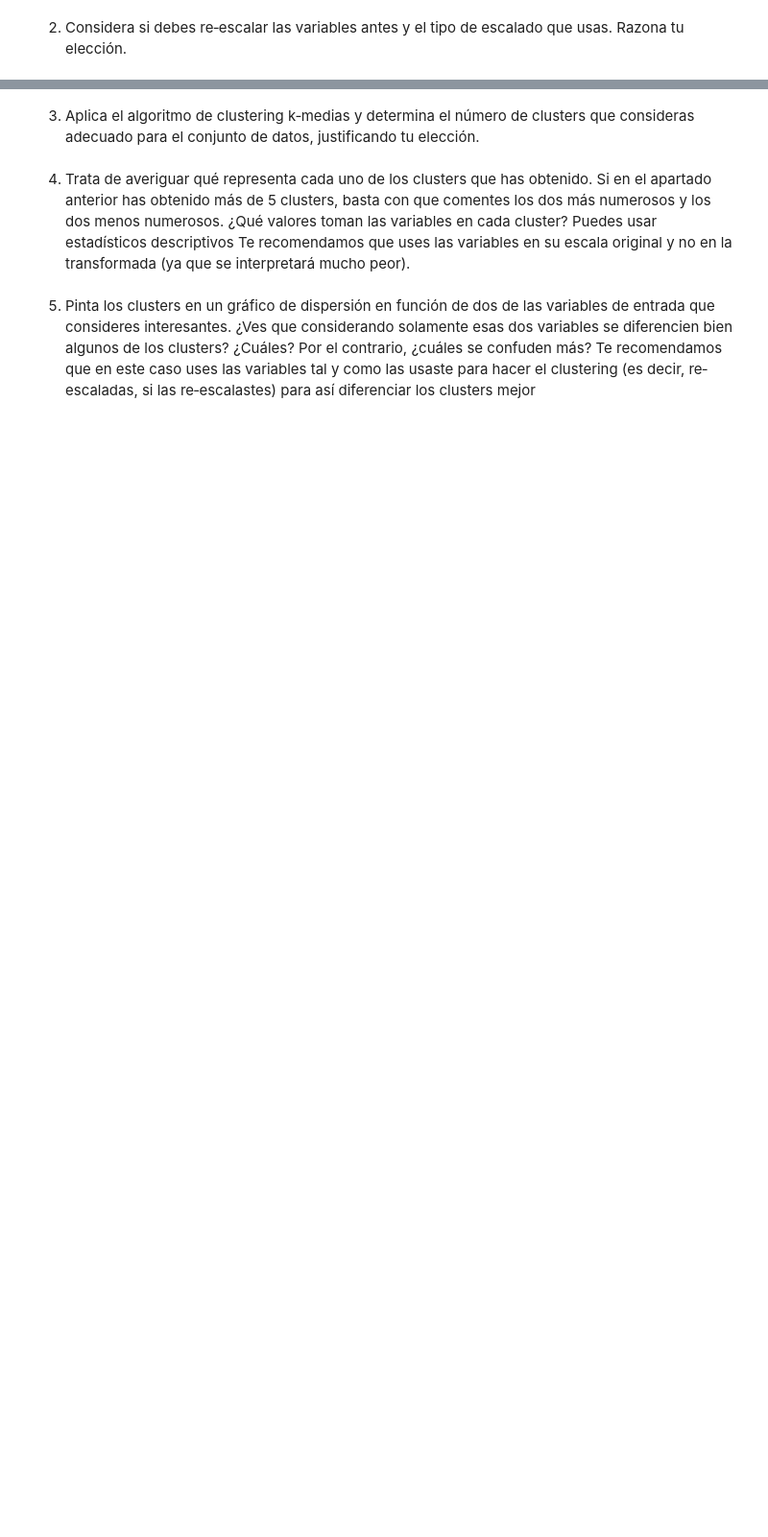
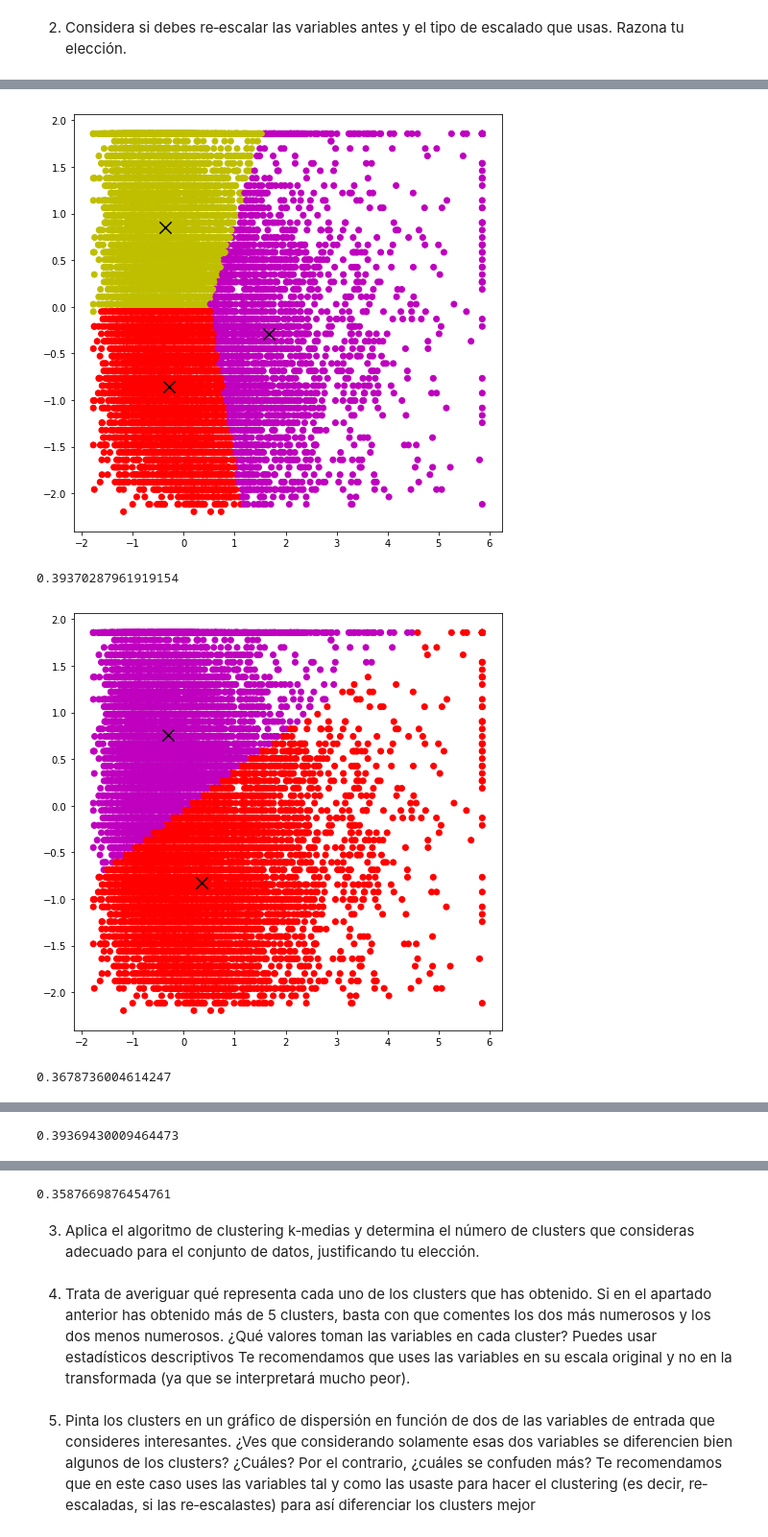
Before and after one commit to azohc/iarn, a Jupyter notebook: CaliCluster.ipynb, the cells around one changed output, grey strips where cells are left out. Shown at 96% size. Saved outputs shown, nothing was run; the diff lists cells and outputs as text; code cells hidden in the pictures; blank space fills up the shorter version.

```diff
--- a/CaliCluster.ipynb
+++ b/CaliCluster.ipynb
@@ -183,0 +177,29 @@ NameError: name 'labels' is not defined
+# %%
+from sklearn.preprocessing import StandardScaler
+
+# Normalizamos los datos para que estén centrados en 0 y con varianza 1
+scaler = StandardScaler()
+XSCALED = scaler.fit_transform(X)
+
+# Aplicamos ahora k-means
+km = KMeans(init='random', n_clusters=3)
+km.fit(XSCALED)
+plot_clusters(XSCALED, km.labels_, km.cluster_centers_)
+
+print(silhouette_score(XSCALED, km.labels_))
+
+
+K_MAX = 5
+silhouette = np.zeros(K_MAX-2)
+for k in range(2, K_MAX):
+    km = KMeans(init='random', n_clusters=k)
+    km.fit(XSCALED)
+    plot_clusters(XSCALED, km.labels_, km.cluster_centers_)
+
+    silhouette[k-2] = silhouette_score(XSCALED, km.labels_)
+    print(silhouette_score(XSCALED, km.labels_))
+# %% [output]
+[figure, added]
+0.39370287961919154
+[figure, added]
+0.3678736004614247
@@ -183,0 +207 @@ NameError: name 'labels' is not defined
+0.39369430009464473
@@ -184,3 +209,4 @@ NameError: name 'labels' is not defined
+0.3587669876454761
 # %% [markdown]
 3) Aplica el algoritmo de clustering k‐medias y determina el número de clusters que consideras adecuado para el conjunto de datos, justificando tu elección.
 # %% [markdown]
```
Also changed, not shown: parts of 9 cells of this notebook, 1 other file.
